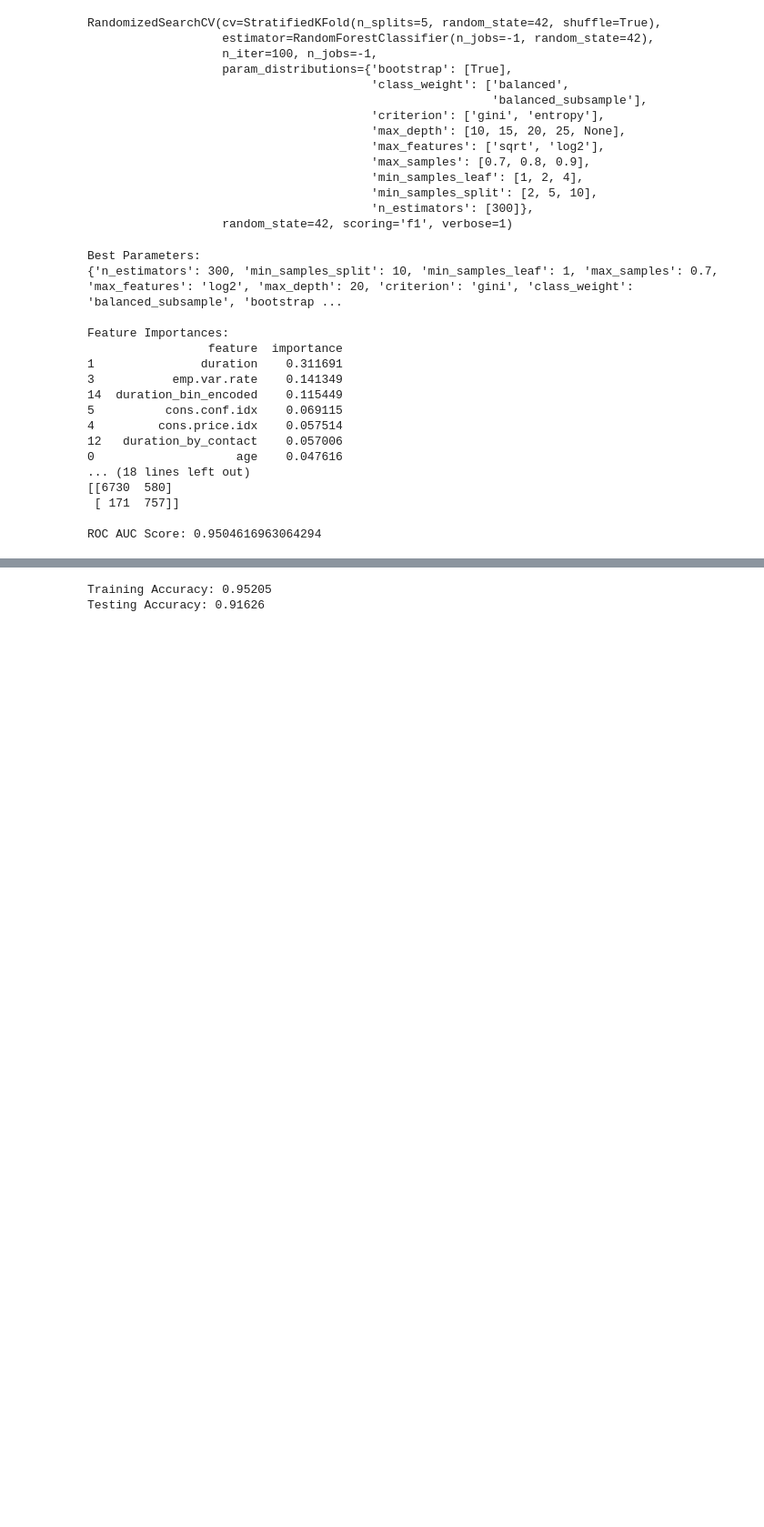
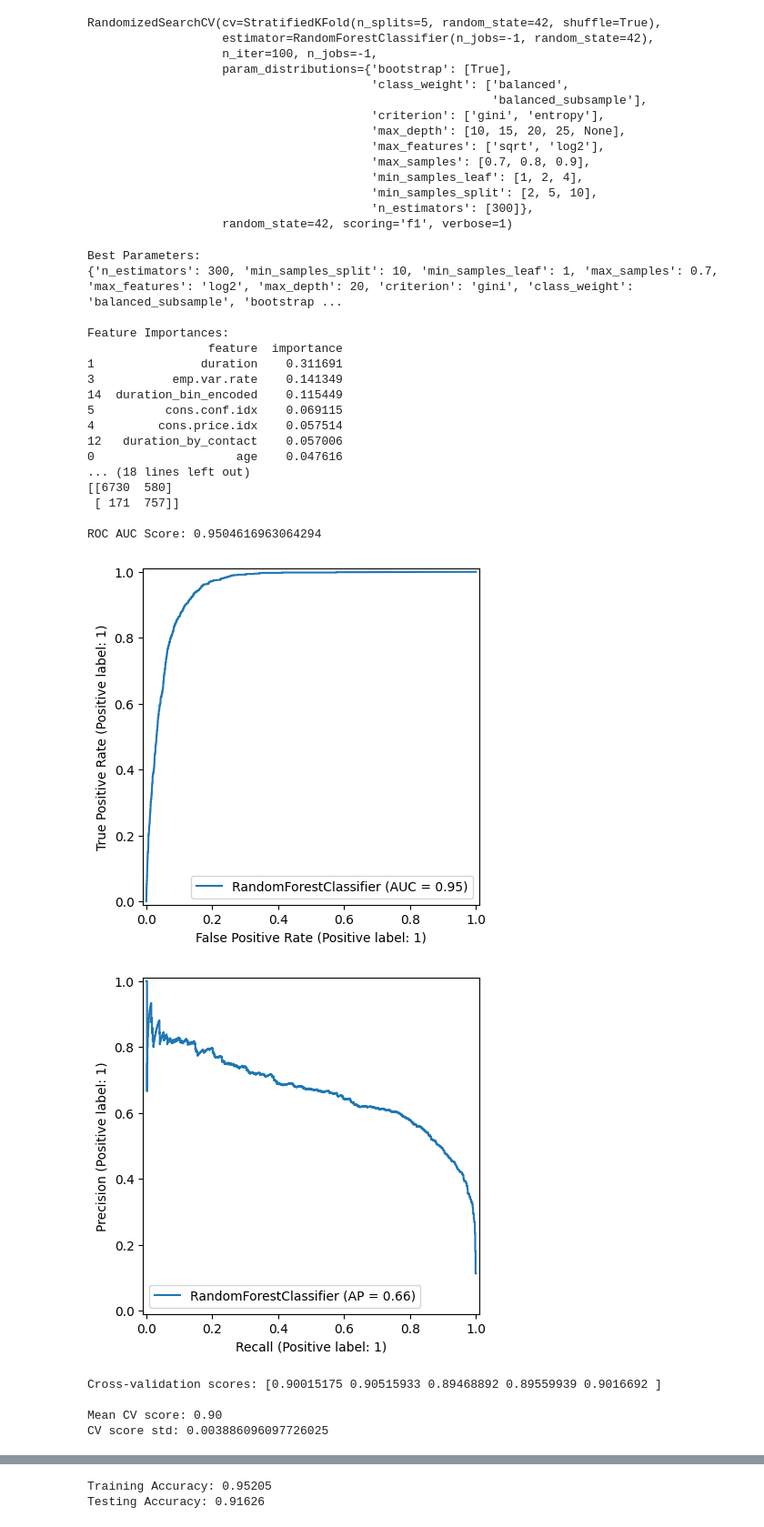
Before and after one commit to kalhara-peiris/bank-marketing-classifier, a Jupyter notebook: ML-CW.ipynb, the cells around one changed output, grey strips where cells are left out. Shown at 91% size. Drawn from its saved outputs; the diff is of its cells as text; code cells hidden in the pictures; blank space fills up the shorter version.

```diff
--- a/ML-CW.ipynb
+++ b/ML-CW.ipynb
@@ -337,3 +372,50 @@ Feature Importances:
  [ 171  757]]
 
 ROC AUC Score: 0.9504616963064294
+# %%
+# ROC Curve
+from sklearn.metrics import RocCurveDisplay
+from sklearn.model_selection import cross_val_score
+
+RocCurveDisplay.from_estimator(best_rf, X_test_scaled, y_test)
+plt.show()
+
+# Precision-Recall Curve
+from sklearn.metrics import PrecisionRecallDisplay
+PrecisionRecallDisplay.from_estimator(best_rf, X_test_scaled, y_test)
+plt.show()
+
+# Cross-validation scores
+cv_scores = cross_val_score(best_rf, X_train_scaled, y_train, cv=5)
+print("\nCross-validation scores:", cv_scores)
+print(f"\nMean CV score: {cv_scores.mean():.2f}")
+print("CV score std:", cv_scores.std())
+
+# Feature importance plot
+plt.figure(figsize=(10, 6))
+sns.barplot(data=importances.head(10), x='importance', y='feature')
+plt.title('Top 10 Feature Importances')
+plt.tight_layout()
+plt.show()
+
+# Learning curves
+from sklearn.model_selection import learning_curve
+train_sizes, train_scores, test_scores = learning_curve(
+    best_rf, X_train_scaled, y_train, cv=5, n_jobs=-1,
+    train_sizes=np.linspace(0.1, 1.0, 10))
+
+plt.figure(figsize=(10, 6))
+plt.plot(train_sizes, train_scores.mean(axis=1), label='Training score')
+plt.plot(train_sizes, test_scores.mean(axis=1), label='Cross-validation score')
+plt.xlabel('Training examples')
+plt.ylabel('Score')
+plt.title('Learning Curves')
+plt.legend(loc='best')
+plt.show()
+# %% [output]
+[figure, added]
+[figure, added]
+Cross-validation scores: [0.90015175 0.90515933 0.89468892 0.89559939 0.9016692 ]
+
+Mean CV score: 0.90
+CV score std: 0.003886096097726025
```
Also changed, not shown: parts of 3 cells of this notebook.
